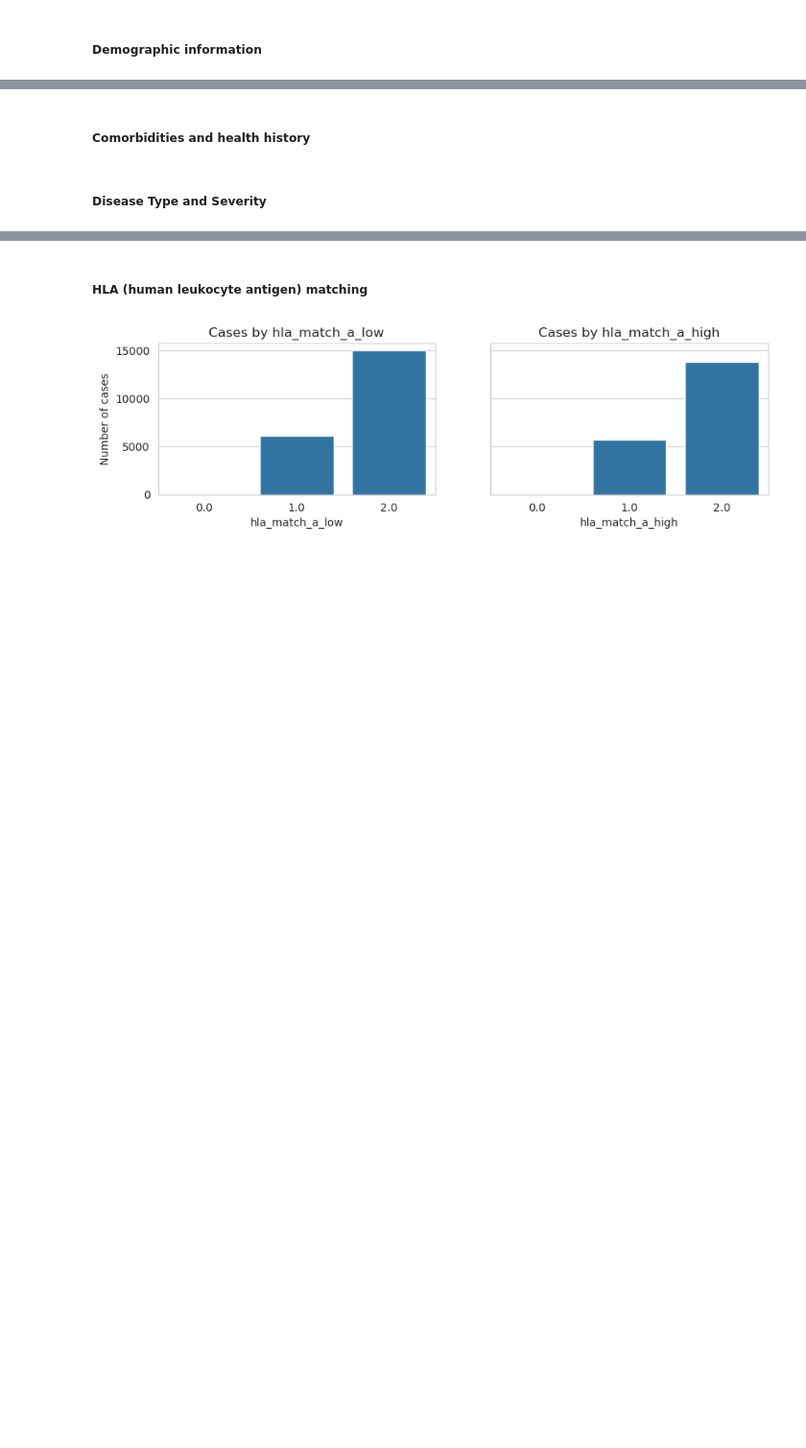
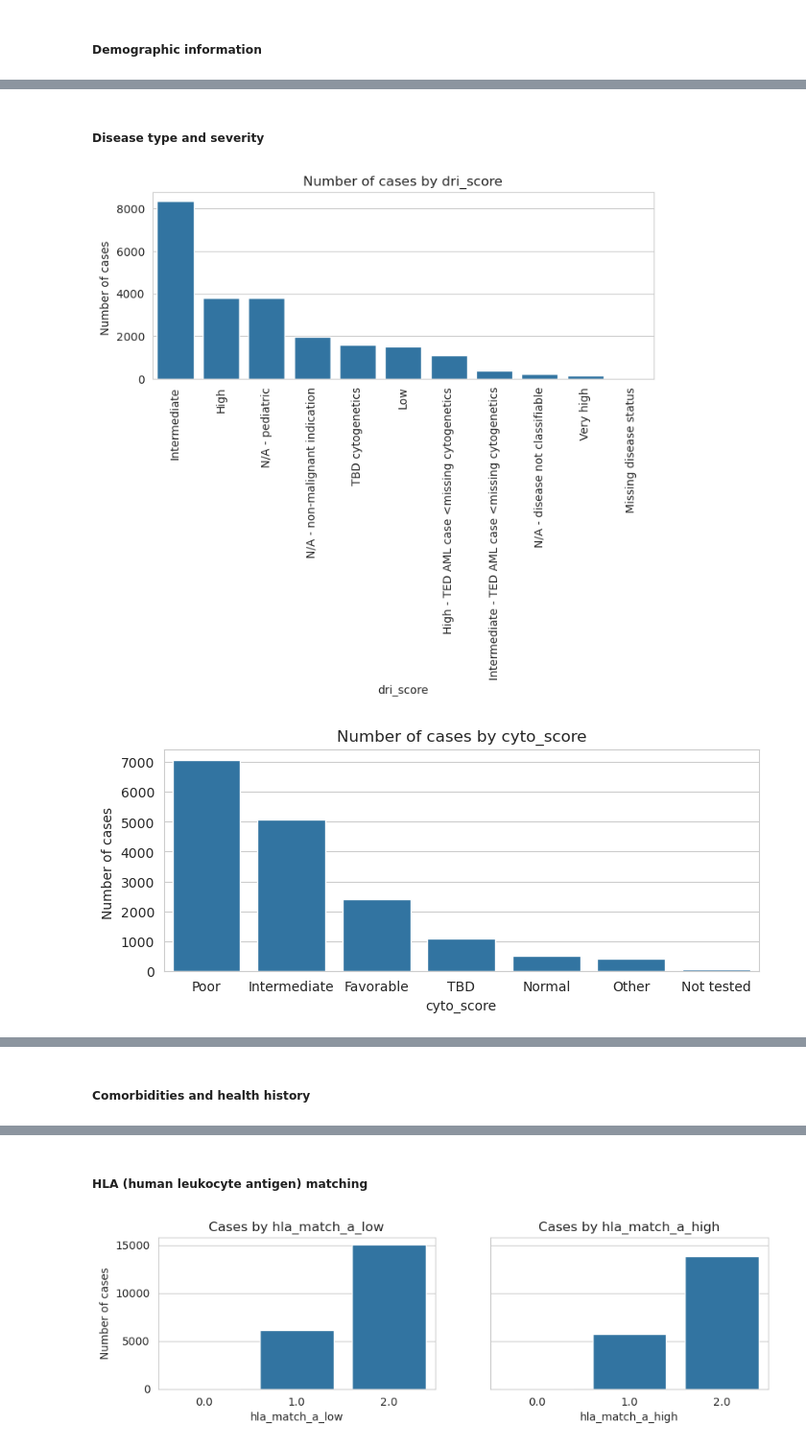
Before and after one commit to RuiboZhang98/CIBMTR_post_hct_survival, a Jupyter notebook: scripts/univariate_distributions_revised.ipynb, the cells around one changed output, grey strips where cells are left out. Shown at 96% size. Cells and saved outputs as stored; diff of their text form; code cells hidden in the pictures; blank space fills up the shorter version.

```diff
--- a/scripts/univariate_distributions_revised.ipynb
+++ b/scripts/univariate_distributions_revised.ipynb
@@ -160,0 +163,20 @@ Instead of following the order in the data dictionary, we try to group features
+# %% [markdown]
+##### Disease type and severity
+# %%
+# Plot number of cases by value of dri_score
+plot_discrete_feature('dri_score', tick_angle=90, figsize=(8, 3))
+
+# Plot number of cases by value of cyto_score
+plot_discrete_feature('cyto_score', figsize=(8, 3))
+
+# Plot number of cases by value of prim_disease_hct
+plot_discrete_feature('prim_disease_hct', figsize=(8, 3), tick_angle=90)
+
+# For features with fewer categories,
+# it is convenient to plot them all in a loop
+disease_type_features = ['cyto_score_detail', 'mrd_hct']
+for feat in disease_type_features:
+    plot_discrete_feature(feat)
+# %% [output]
+[figure, added]
+[figure, added]
@@ -161,4 +186,2 @@ Instead of following the order in the data dictionary, we try to group features
 # %% [markdown]
 ##### Comorbidities and health history
-# %% [markdown]
-##### Disease Type and Severity
```
Also changed, not shown: parts of 254 cells of this notebook, 2 other files.
